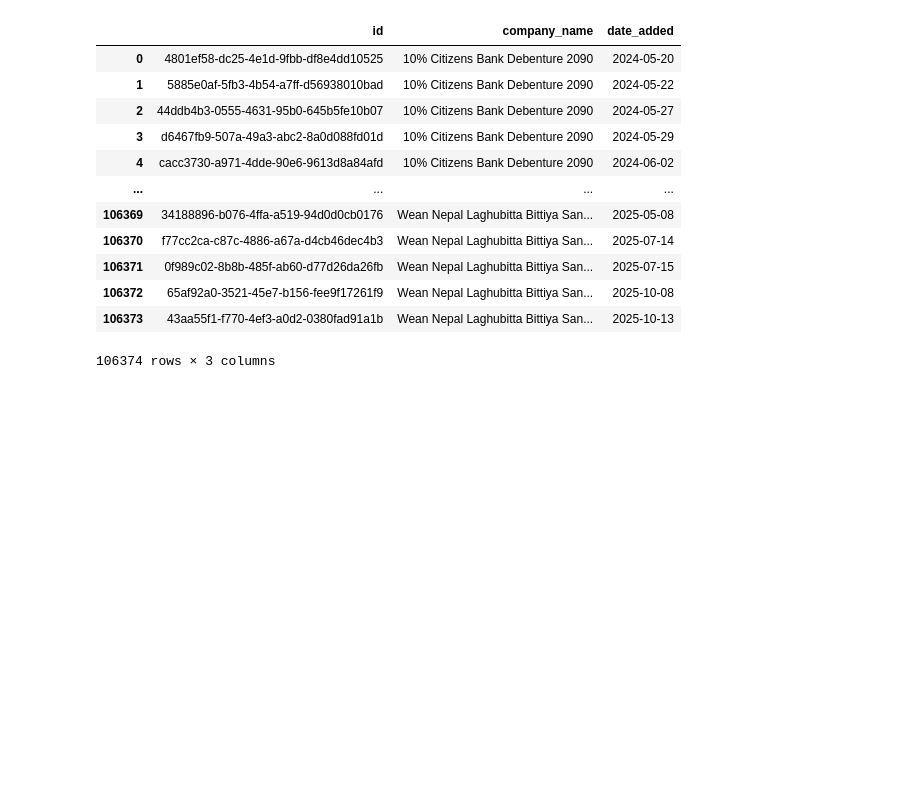
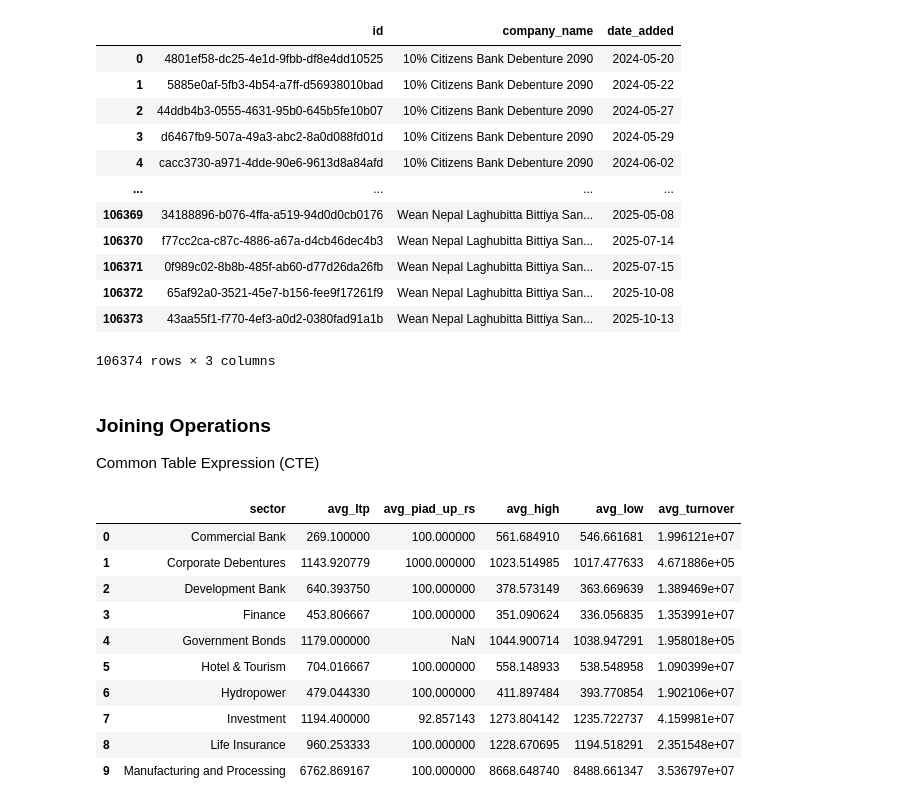
Before and after one commit to Aavash232311/BullsOfKathmandu, a Jupyter notebook: analysis.ipynb, the cells around one changed output. Saved outputs shown, nothing was run; the diff lists cells and outputs as text; code cells hidden in the pictures; blank space fills up the shorter version.

```diff
--- a/analysis.ipynb
+++ b/analysis.ipynb
@@ -111,3 +109,50 @@ ORDER BY company_name, date_added;
 | 106372 | 65af92a0-3521-45e7-b156-fee9f17261f9 | Wean Nepal Laghubitta Bittiya San... | 2025-10-08 |
 | 106373 | 43aa55f1-f770-4ef3-a0d2-0380fad91a1b | Wean Nepal Laghubitta Bittiya San... | 2025-10-13 |
 106374 rows × 3 columns
+# %% [markdown]
+### Joining Operations
+
+Common Table Expression (CTE)
+# %%
+%%sql
+WITH ComapnyAvg AS ( -- calc avg per sector from the company_list
+    SELECT
+        sector,
+        AVG(ltp) AS avg_ltp,
+        AVG(listed_share) AS avg_listed_share,
+        AVG(paid_up_rs) AS avg_piad_up_rs
+    FROM company_list
+    GROUP BY sector
+), HistoryAvg AS (
+    -- calc avg per sector from the combined_price_history
+    SELECT
+        sector,
+        AVG(high) AS avg_high,
+        AVG(low) AS avg_low,
+        AVG(turnover) AS avg_turnover
+    FROM combined_price_history
+    GROUP BY sector
+)
+SELECT
+    c.sector,
+    c.avg_ltp,
+    c.avg_piad_up_rs,
+    h.avg_high,
+    h.avg_low,
+    h.avg_turnover
+
+FROM ComapnyAvg AS c
+LEFT JOIN HistoryAvg AS h USING(sector) -- all rows from the left table, and only the matched rows from the right table
+LIMIT 10;
+# %% [output]
+|  | sector | avg_ltp | avg_piad_up_rs | avg_high | avg_low | avg_turnover |
+| 0 | Commercial Bank | 269.100000 | 100.000000 | 561.684910 | 546.661681 | 1.996121e+07 |
+| 1 | Corporate Debentures | 1143.920779 | 1000.000000 | 1023.514985 | 1017.477633 | 4.671886e+05 |
+| 2 | Development Bank | 640.393750 | 100.000000 | 378.573149 | 363.669639 | 1.389469e+07 |
+| 3 | Finance | 453.806667 | 100.000000 | 351.090624 | 336.056835 | 1.353991e+07 |
+| 4 | Government Bonds | 1179.000000 | NaN | 1044.900714 | 1038.947291 | 1.958018e+05 |
+| 5 | Hotel & Tourism | 704.016667 | 100.000000 | 558.148933 | 538.548958 | 1.090399e+07 |
+| 6 | Hydropower | 479.044330 | 100.000000 | 411.897484 | 393.770854 | 1.902106e+07 |
+| 7 | Investment | 1194.400000 | 92.857143 | 1273.804142 | 1235.722737 | 4.159981e+07 |
+| 8 | Life Insurance | 960.253333 | 100.000000 | 1228.670695 | 1194.518291 | 2.351548e+07 |
+| 9 | Manufacturing and Processing | 6762.869167 | 100.000000 | 8668.648740 | 8488.661347 | 3.536797e+07 |
```
Also changed, not shown: parts of 3 cells of this notebook, 2 other files.
